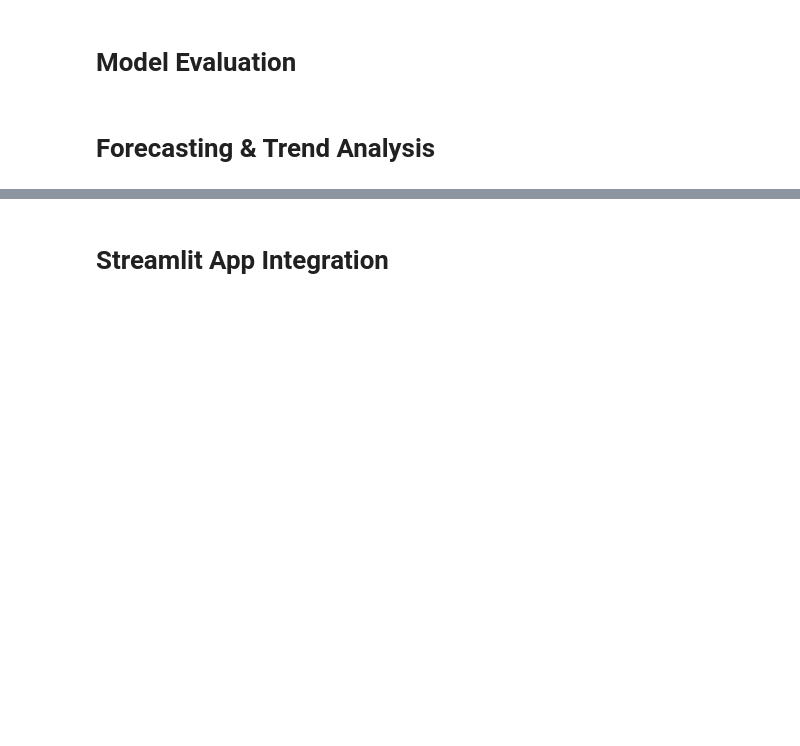
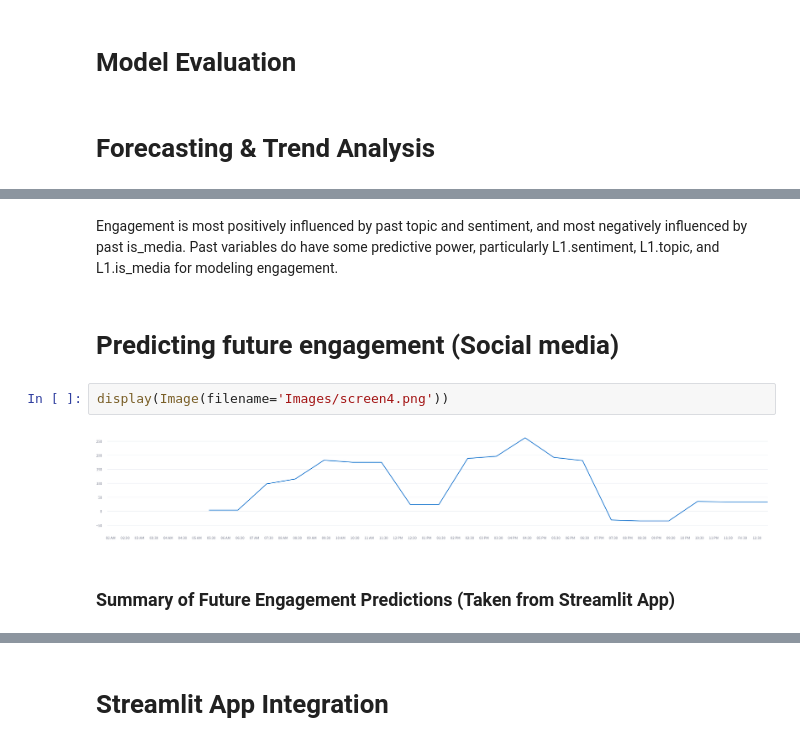
Before and after one commit to zyraaxo/Project-4-158755, a Jupyter notebook: Project 4 Notebook/Project 4 notebook.ipynb, the cells around one changed output, grey strips where cells are left out. Cells and saved outputs as stored; diff of their text form; blank space fills up the shorter version.

```diff
--- a/Project 4 Notebook/Project 4 notebook.ipynb
+++ b/Project 4 Notebook/Project 4 notebook.ipynb
@@ -439,0 +529,10 @@ This function ensures robust and fault-tolerant sentiment scoring using VADER, r
+# %% [markdown]
+Engagement is most positively influenced by past topic and sentiment, and most negatively influenced by past is_media. Past variables do have some predictive power, particularly L1.sentiment, L1.topic, and L1.is_media for modeling engagement.
+# %% [markdown]
+# Predicting future engagement (Social media)
+# %%
+display(Image(filename='Images/screen4.png'))
+# %% [output]
+[figure, added]
+# %% [markdown]
+### Summary of Future Engagement Predictions (Taken from Streamlit App)
```
Also changed, not shown: parts of 30 cells of this notebook, 4 other files.
